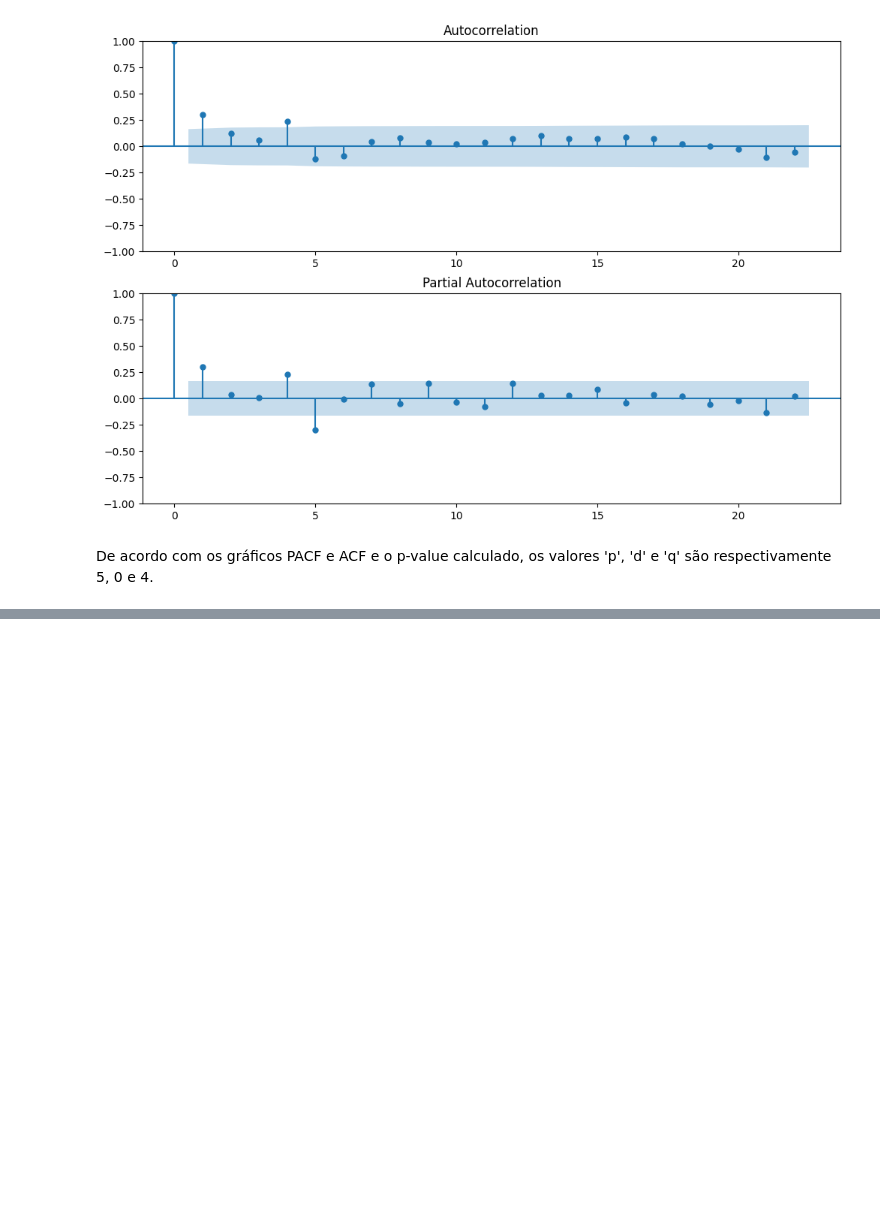
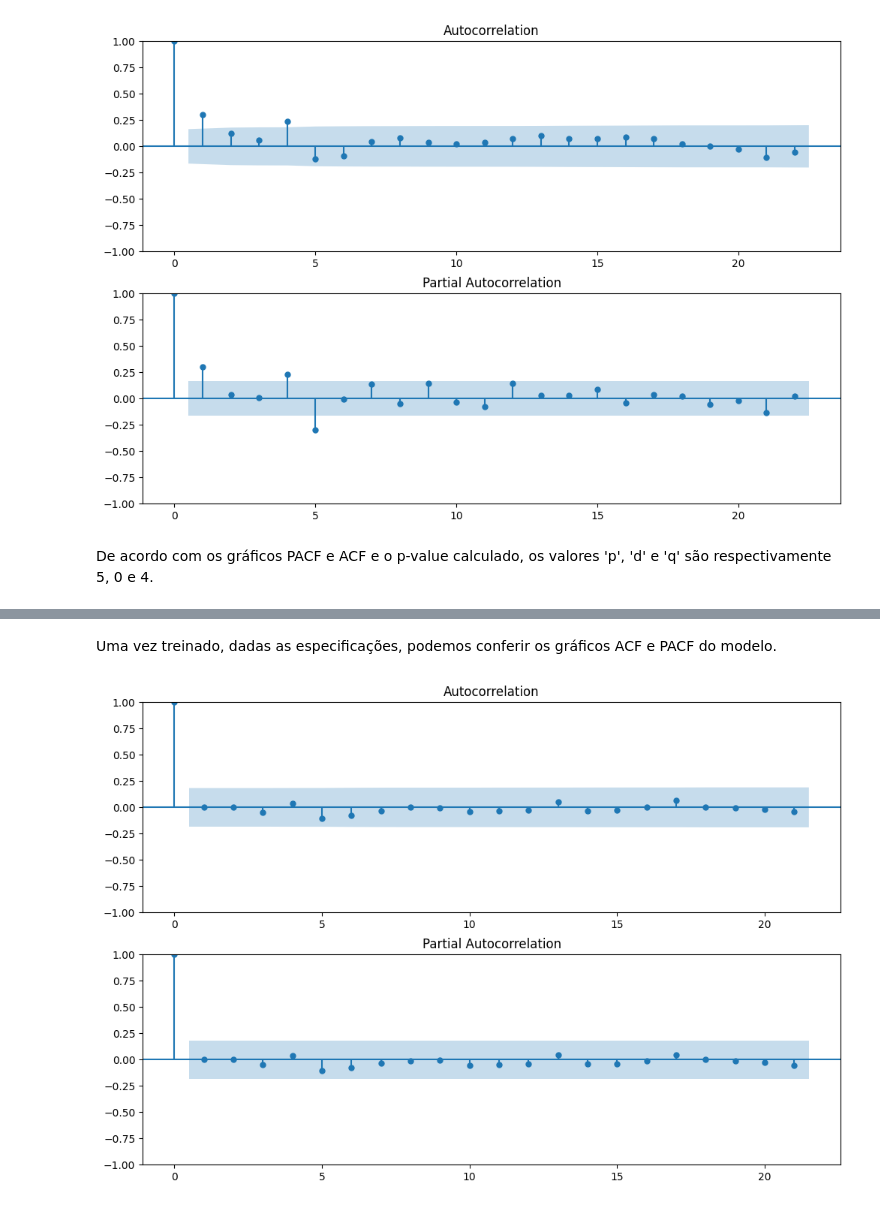
Before and after one commit to lekoller/final-fiap, a Jupyter notebook: Previsão_de_vendas.ipynb, the cells around one changed output, grey strips where cells are left out. Cells and saved outputs as stored; diff of their text form; code cells hidden in the pictures; blank space fills up the shorter version.

```diff
--- a/Previsão_de_vendas.ipynb
+++ b/Previsão_de_vendas.ipynb
@@ -650,0 +685,9 @@ arima_model.summary()
+# %% [markdown]
+Uma vez treinado, dadas as especificações, podemos conferir os gráficos ACF e PACF do modelo.
+# %%
+fig, ax = plt.subplots(2, 1, figsize=(12, 8))
+plot_acf(arima_model.resid, ax=ax[0])
+plot_pacf(arima_model.resid, ax=ax[1])
+plt.show()
+# %% [output]
+[figure, added]
```
Also changed, not shown: parts of 16 cells of this notebook.
